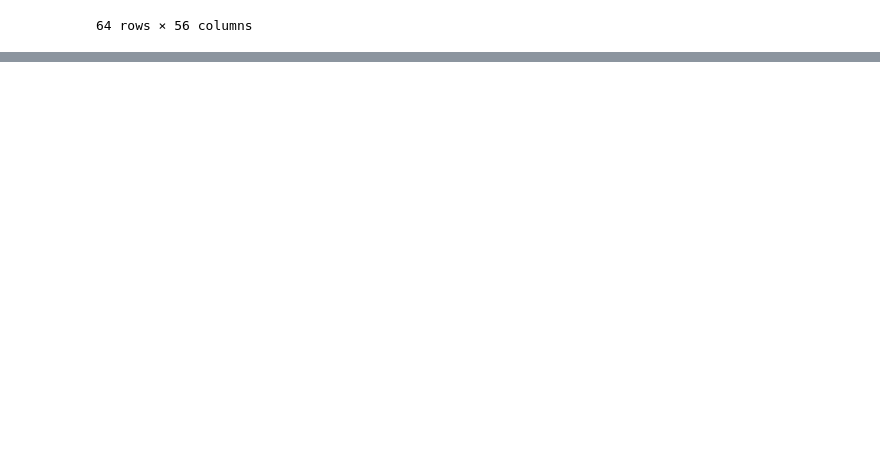
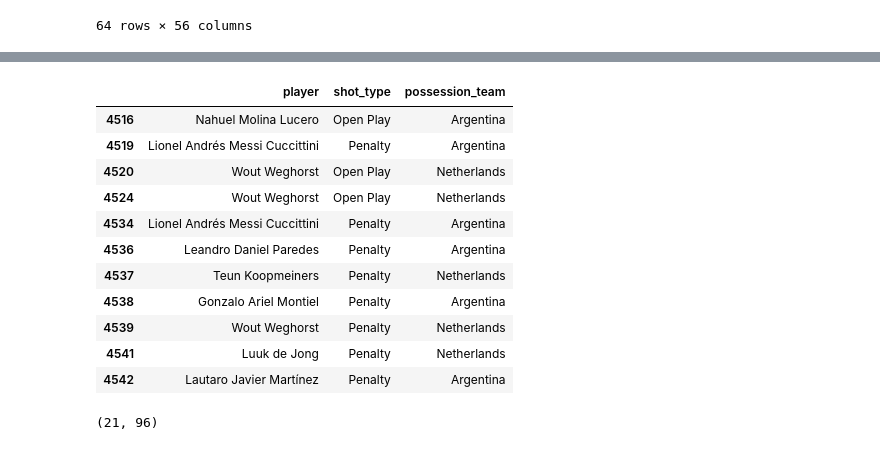
Before and after one commit to Akhilmehra22/analytics-portfolio, a Jupyter notebook: fifa/Fifa-exploration.ipynb, the cells around one changed output, grey strips where cells are left out. Drawn from its saved outputs; the diff is of its cells as text; code cells hidden in the pictures; blank space fills up the shorter version.

```diff
--- a/fifa/Fifa-exploration.ipynb
+++ b/fifa/Fifa-exploration.ipynb
@@ -449,0 +570,2 @@ matches.fillna(0)
+# %%
+Shots = events[events['type'] == 'Shot']
@@ -449,0 +586,15 @@ matches.fillna(0)
+# %%
+Shots[Shots['shot_outcome'] == 'Goal'][['player','shot_type','possession_team']]
+# %% [output]
+|  | player | shot_type | possession_team |
+| 4516 | Nahuel Molina Lucero | Open Play | Argentina |
+| 4519 | Lionel Andrés Messi Cuccittini | Penalty | Argentina |
+| 4520 | Wout Weghorst | Open Play | Netherlands |
+| 4524 | Wout Weghorst | Open Play | Netherlands |
+| 4534 | Lionel Andrés Messi Cuccittini | Penalty | Argentina |
+| 4536 | Leandro Daniel Paredes | Penalty | Argentina |
+| 4537 | Teun Koopmeiners | Penalty | Netherlands |
+| 4538 | Gonzalo Ariel Montiel | Penalty | Argentina |
+| 4539 | Wout Weghorst | Penalty | Netherlands |
+| 4541 | Luuk de Jong | Penalty | Netherlands |
+| 4542 | Lautaro Javier Martínez | Penalty | Argentina |
@@ -449,0 +603,4 @@ matches.fillna(0)
+# %%
+regular_shots.shape
+# %% [output]
+(21, 96)
```
Also changed, not shown: parts of 15 cells of this notebook, 1 other file.
